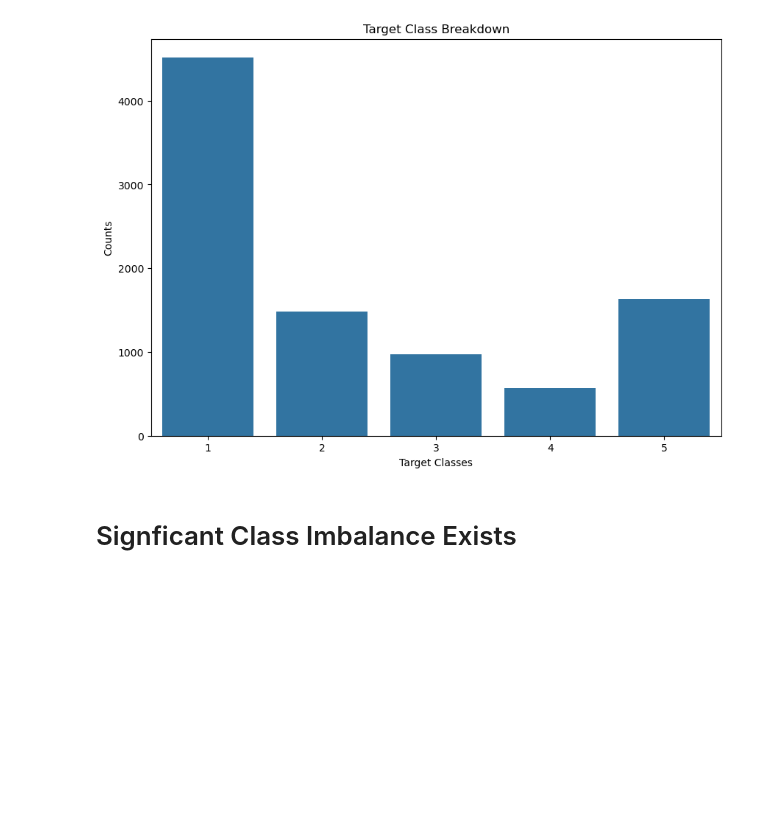
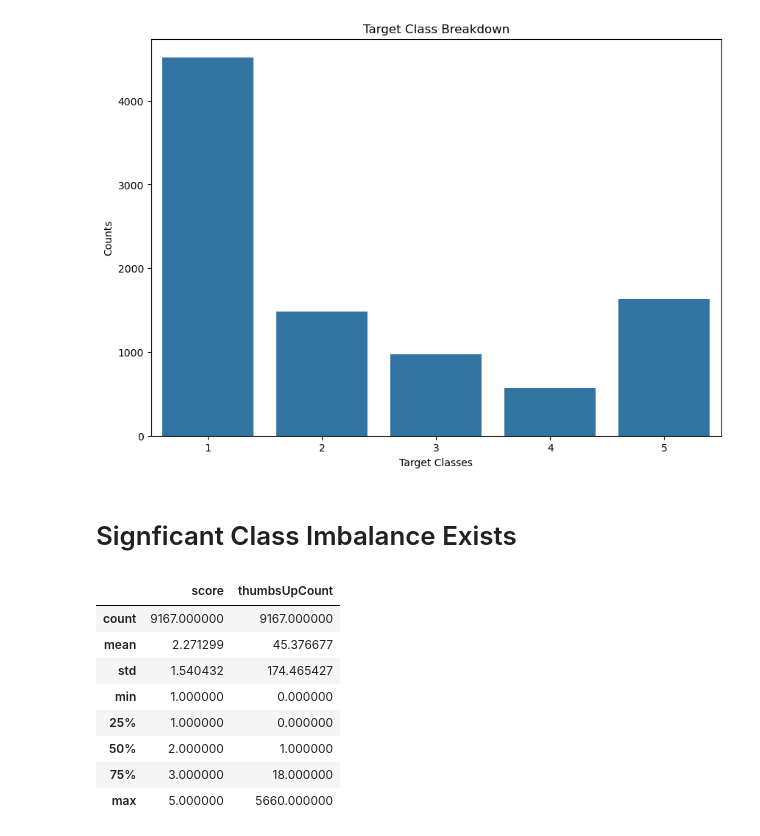
Before and after one commit to MaukanMir/Amazon-Shipping-Reviews-Sentiment-Analysis, a Jupyter notebook: training.ipynb, the cells around one changed output. Saved outputs shown, nothing was run; the diff lists cells and outputs as text; code cells hidden in the pictures; blank space fills up the shorter version.

```diff
--- a/training.ipynb
+++ b/training.ipynb
@@ -83,3 +84,15 @@ check_class_balance(df["score"])
 [figure]
 # %% [markdown]
 # Signficant Class Imbalance Exists
+# %%
+df.describe()
+# %% [output]
+|  | score | thumbsUpCount |
+| count | 9167.000000 | 9167.000000 |
+| mean | 2.271299 | 45.376677 |
+| std | 1.540432 | 174.465427 |
+| min | 1.000000 | 0.000000 |
+| 25% | 1.000000 | 0.000000 |
+| 50% | 2.000000 | 1.000000 |
+| 75% | 3.000000 | 18.000000 |
+| max | 5.000000 | 5660.000000 |
```
Also changed, not shown: parts of 4 cells of this notebook.
